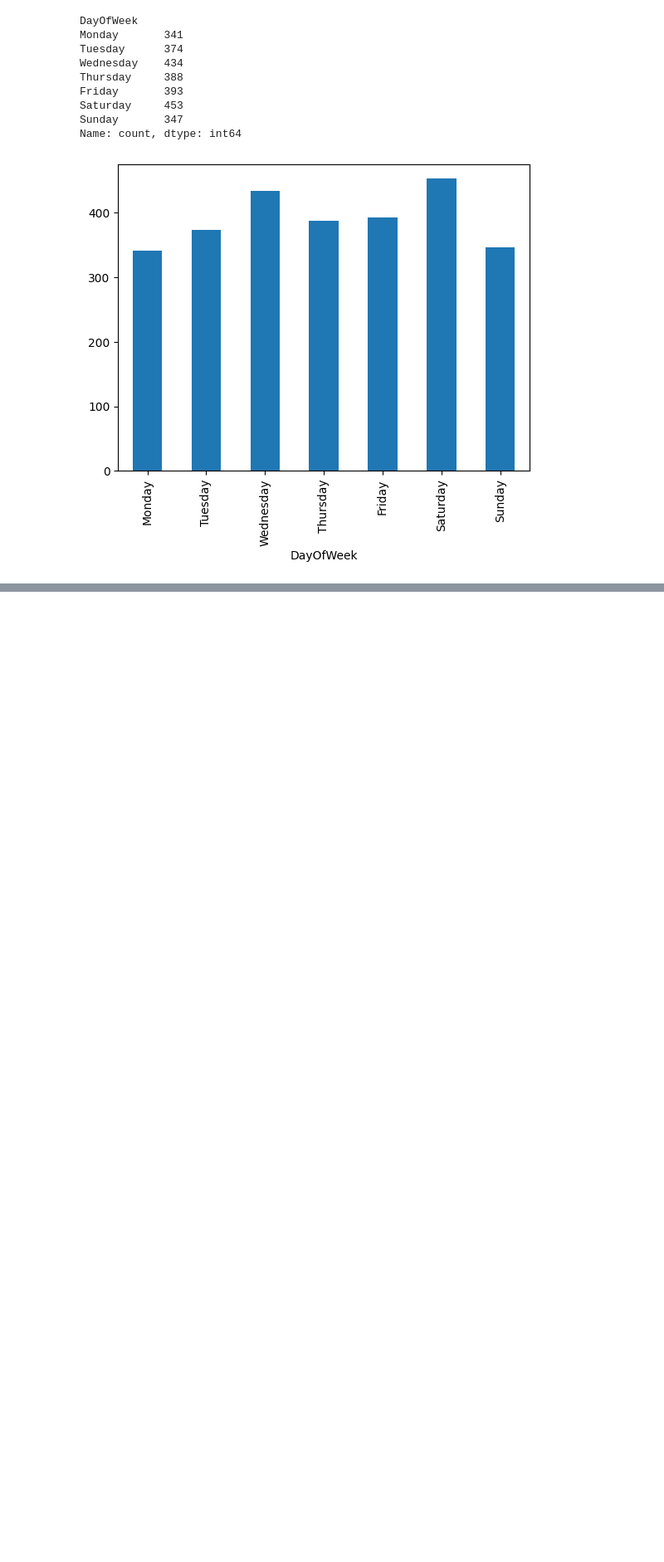
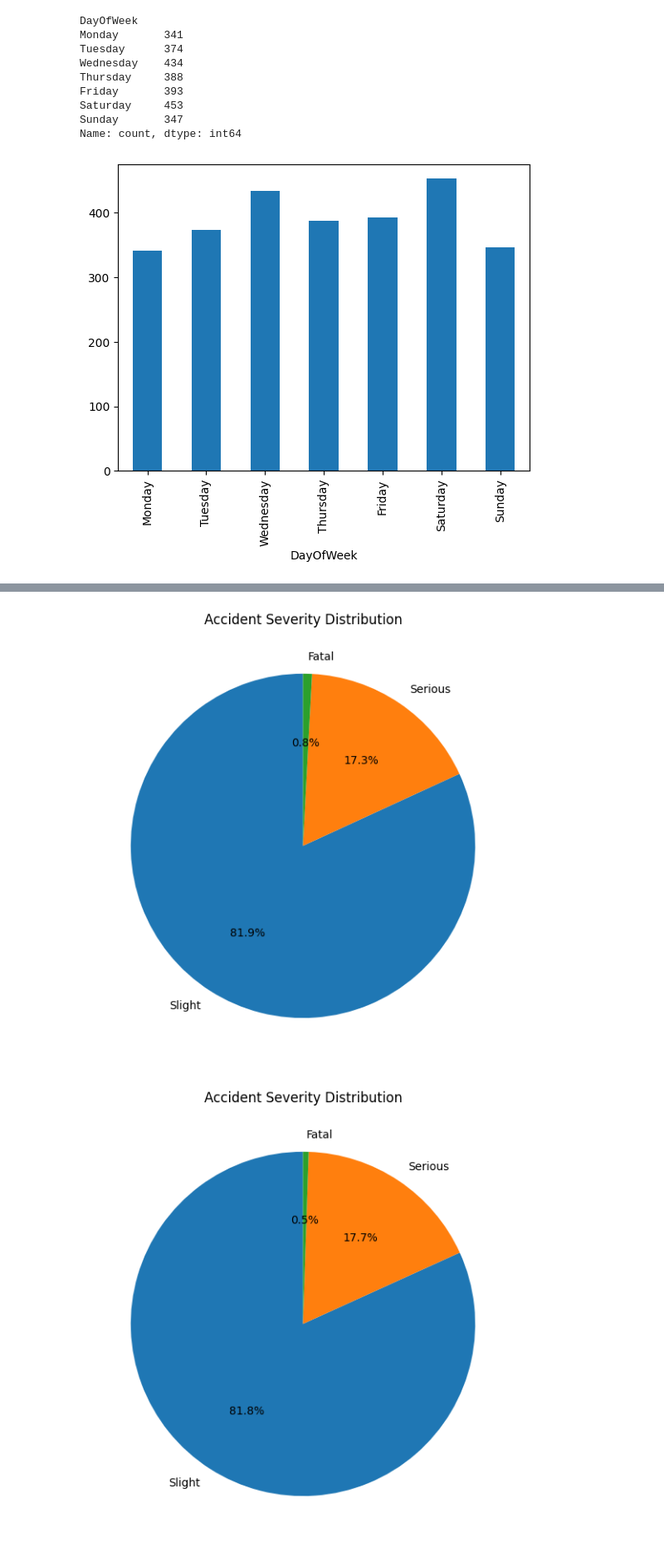
Before and after one commit to alleysOonie/ELEC303-DATA-ANALYTICS-CALDERON, a Jupyter notebook: UK ROAD ACCIDENT.ipynb, the cells around one changed output, grey strips where cells are left out. Shown at 83% size. Saved outputs shown, nothing was run; the diff lists cells and outputs as text; code cells hidden in the pictures; blank space fills up the shorter version.

```diff
--- a/UK ROAD ACCIDENT.ipynb
+++ b/UK ROAD ACCIDENT.ipynb
@@ -1132,0 +1135,25 @@ Name: count, dtype: int64
+# %%
+severity_wirral  = wirral_df['Accident_Severity'].value_counts()
+
+plt.pie(severity_wirral,
+        labels = severity_wirral.index,
+        autopct = '%1.1f%%',
+        startangle = 90)
+plt.gcf().set_size_inches(10,7)
+plt.title('Accident Severity Distribution')
+plt.show()
+
+severity_2019_wirral = wirral_df[wirral_df['Year'] == 2019]
+# severity_2019
+lsc_2019 = severity_2019_wirral['Accident_Severity'].value_counts()
+
+plt.pie(lsc_2019,
+        labels = lsc_2019.index,
+        autopct = '%1.1f%%',
+        startangle = 90)
+plt.gcf().set_size_inches(10,7)
+plt.title('Accident Severity Distribution')
+plt.show()
+# %% [output]
+[figure, added]
+[figure, added]
```
Also changed, not shown: parts of 21 cells of this notebook.
